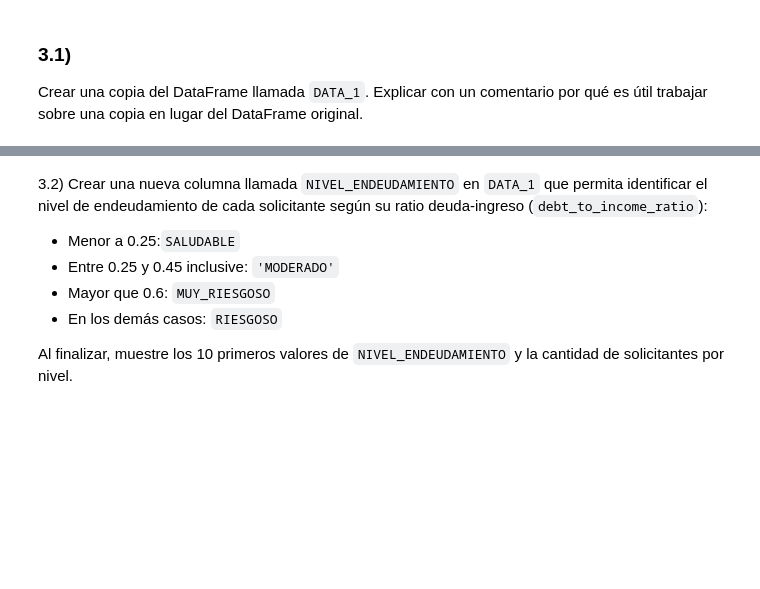
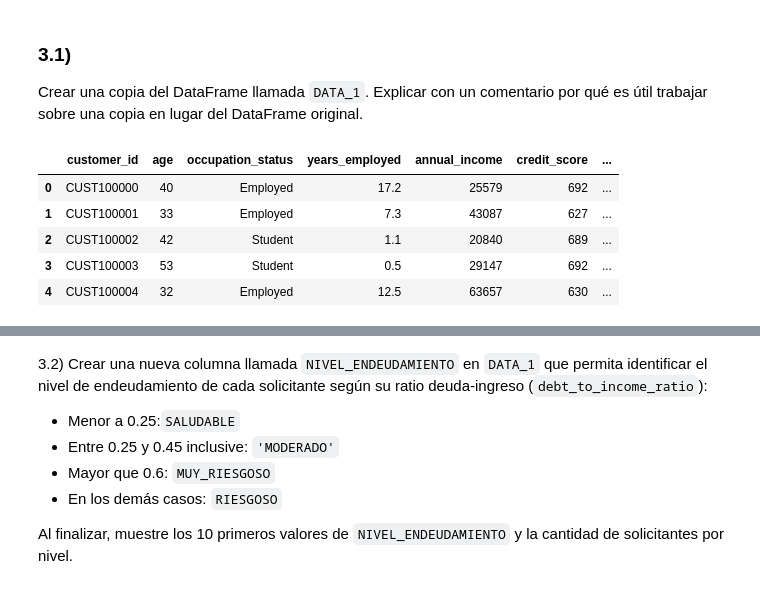
Before and after one commit to alexballera/taller-tgad-fce, a Jupyter notebook: sesiones/primer-parcial/parcial/TPAD_primer_parcial_tema_B.ipynb, the cells around one changed output, grey strips where cells are left out. Cells and saved outputs as stored; diff of their text form; code cells hidden in the pictures; blank space fills up the shorter version.

```diff
--- a/sesiones/primer-parcial/parcial/TPAD_primer_parcial_tema_B.ipynb
+++ b/sesiones/primer-parcial/parcial/TPAD_primer_parcial_tema_B.ipynb
@@ -248,4 +248,14 @@ Menos frecuente: (Line of Credit, Debt Consolidation) con 1004 solicitudes.
 
 Crear una copia del DataFrame llamada `DATA_1`. Explicar con un comentario por qué es útil trabajar sobre una copia en lugar del DataFrame original.
 # %%
-# 3.1 — Tu código aquí
+# 3.1 — Crear copia del DataFrame original
+DATA_1 = DATA.copy()
+
+display(DATA_1.head())
+# %% [output]
+|  | customer_id | age | occupation_status | years_employed | annual_income | credit_score | ... |
+| 0 | CUST100000 | 40 | Employed | 17.2 | 25579 | 692 | ... |
+| 1 | CUST100001 | 33 | Employed | 7.3 | 43087 | 627 | ... |
+| 2 | CUST100002 | 42 | Student | 1.1 | 20840 | 689 | ... |
+| 3 | CUST100003 | 53 | Student | 0.5 | 29147 | 692 | ... |
+| 4 | CUST100004 | 32 | Employed | 12.5 | 63657 | 630 | ... |
```
Also changed, not shown: parts of 3 cells of this notebook.
